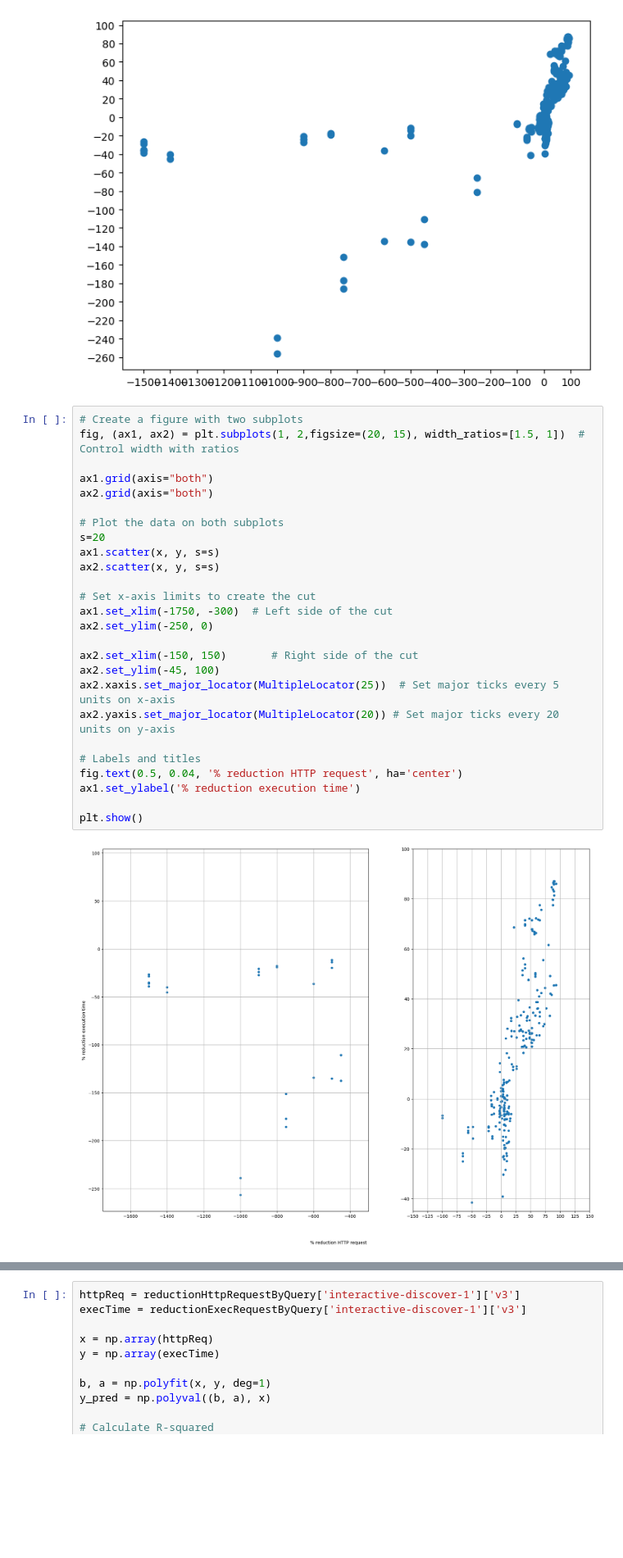
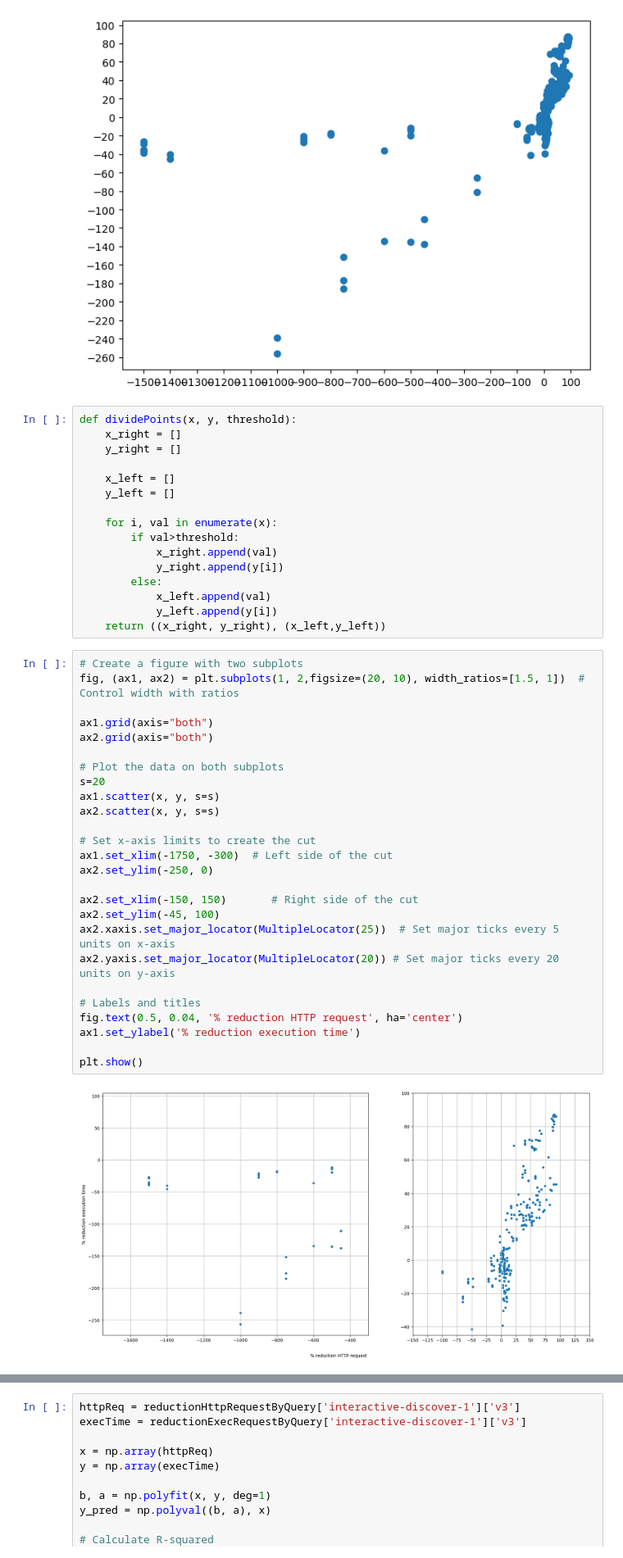
Before and after one commit to shapeIndexComunicaExperiment/analysis, a Jupyter notebook: notebooks/linearity_reduction_rhttp_time.ipynb, the cells around one changed output, grey strips where cells are left out. Shown: that part at 82% size. Saved outputs shown, nothing was run; the diff lists cells and outputs as text; blank space fills up the shorter version.

```diff
--- a/notebooks/linearity_reduction_rhttp_time.ipynb
+++ b/notebooks/linearity_reduction_rhttp_time.ipynb
@@ -101,31 +103,47 @@ ax.scatter(x, y)
 # %% [output]
 <matplotlib.collections.PathCollection at 0x...>
 [figure]
+# %%
+def dividePoints(x, y, threshold):
+    x_right = []
+    y_right = []
+
+    x_left = []
+    y_left = []
+
+    for i, val in enumerate(x):
+        if val>threshold:
+            x_right.append(val)
+            y_right.append(y[i])
+        else:
+            x_left.append(val)
+            y_left.append(y[i])
+    return ((x_right, y_right), (x_left,y_left))
 # %%
 # Create a figure with two subplots
-fig, (ax1, ax2) = plt.subplots(1, 2,figsize=(20, 15), width_ratios=[1.5, 1])  # Control width with ratios
+fig, (ax1, ax2) = plt.subplots(1, 2,figsize=(20, 10), width_ratios=[1.5, 1])  # Control width with ratios
 
 ax1.grid(axis="both")
 ax2.grid(axis="both")
 
 # Plot the data on both subplots
 s=20
 ax1.scatter(x, y, s=s)
 ax2.scatter(x, y, s=s)
 
 # Set x-axis limits to create the cut
 ax1.set_xlim(-1750, -300)  # Left side of the cut
 ax2.set_ylim(-250, 0)
 
 ax2.set_xlim(-150, 150)       # Right side of the cut
 ax2.set_ylim(-45, 100)
 ax2.xaxis.set_major_locator(MultipleLocator(25))  # Set major ticks every 5 units on x-axis
 ax2.yaxis.set_major_locator(MultipleLocator(20)) # Set major ticks every 20 units on y-axis
 
 # Labels and titles
 fig.text(0.5, 0.04, '% reduction HTTP request', ha='center')
 ax1.set_ylabel('% reduction execution time')
 
 plt.show()
 # %% [output]
-[figure, old version]
+[figure, new version]
```
Also changed, not shown: parts of 8 cells of this notebook, 7 other files.
